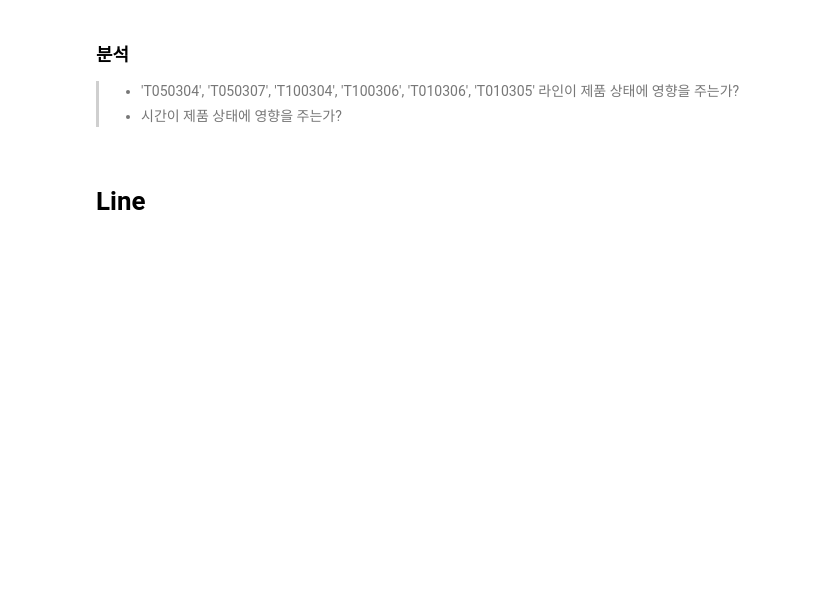
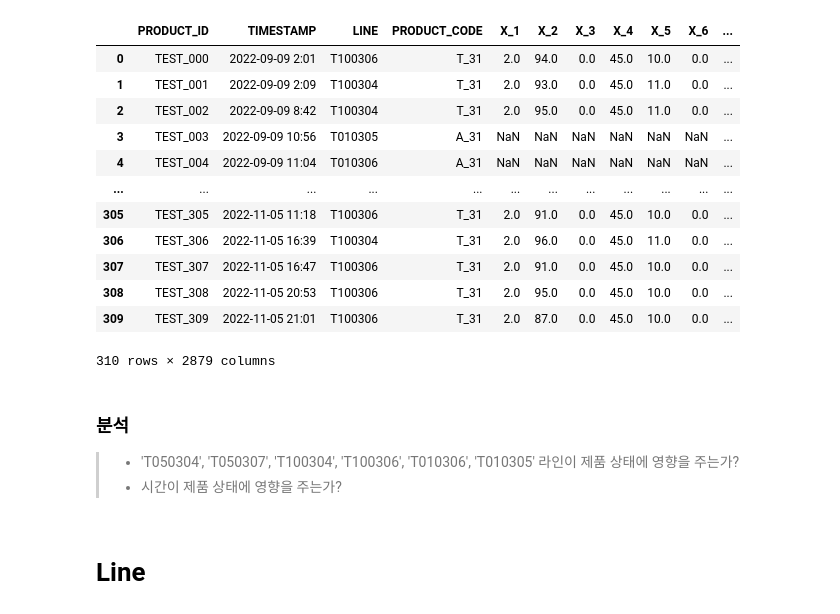
Before and after one commit to jangtaehun/dacon_study, a Jupyter notebook: 2023_smart_factory/2023.ipynb, the cells around one changed output. Cells and saved outputs as stored; diff of their text form; code cells hidden in the pictures; blank space fills up the shorter version.

```diff
--- a/2023_smart_factory/2023.ipynb
+++ b/2023_smart_factory/2023.ipynb
@@ -82,3 +94,19 @@ santander customer satisfaction: 데이터 세트 Null 값 갯수  1172834
+# %%
+predict_df
+# %% [output]
+|  | PRODUCT_ID | TIMESTAMP | LINE | PRODUCT_CODE | X_1 | X_2 | X_3 | X_4 | X_5 | X_6 | ... |
+| 0 | TEST_000 | 2022-09-09 2:01 | T100306 | T_31 | 2.0 | 94.0 | 0.0 | 45.0 | 10.0 | 0.0 | ... |
+| 1 | TEST_001 | 2022-09-09 2:09 | T100304 | T_31 | 2.0 | 93.0 | 0.0 | 45.0 | 11.0 | 0.0 | ... |
+| 2 | TEST_002 | 2022-09-09 8:42 | T100304 | T_31 | 2.0 | 95.0 | 0.0 | 45.0 | 11.0 | 0.0 | ... |
+| 3 | TEST_003 | 2022-09-09 10:56 | T010305 | A_31 | NaN | NaN | NaN | NaN | NaN | NaN | ... |
+| 4 | TEST_004 | 2022-09-09 11:04 | T010306 | A_31 | NaN | NaN | NaN | NaN | NaN | NaN | ... |
+| ... | ... | ... | ... | ... | ... | ... | ... | ... | ... | ... | ... |
+| 305 | TEST_305 | 2022-11-05 11:18 | T100306 | T_31 | 2.0 | 91.0 | 0.0 | 45.0 | 10.0 | 0.0 | ... |
+| 306 | TEST_306 | 2022-11-05 16:39 | T100304 | T_31 | 2.0 | 96.0 | 0.0 | 45.0 | 11.0 | 0.0 | ... |
+| 307 | TEST_307 | 2022-11-05 16:47 | T100306 | T_31 | 2.0 | 91.0 | 0.0 | 45.0 | 10.0 | 0.0 | ... |
+| 308 | TEST_308 | 2022-11-05 20:53 | T100306 | T_31 | 2.0 | 95.0 | 0.0 | 45.0 | 10.0 | 0.0 | ... |
+| 309 | TEST_309 | 2022-11-05 21:01 | T100306 | T_31 | 2.0 | 87.0 | 0.0 | 45.0 | 10.0 | 0.0 | ... |
+310 rows × 2879 columns
 # %% [markdown]
 ### 분석
 > - 'T050304', 'T050307', 'T100304', 'T100306', 'T010306', 'T010305' 라인이 제품 상태에 영향을 주는가?
```
Also changed, not shown: parts of 18 cells of this notebook.
